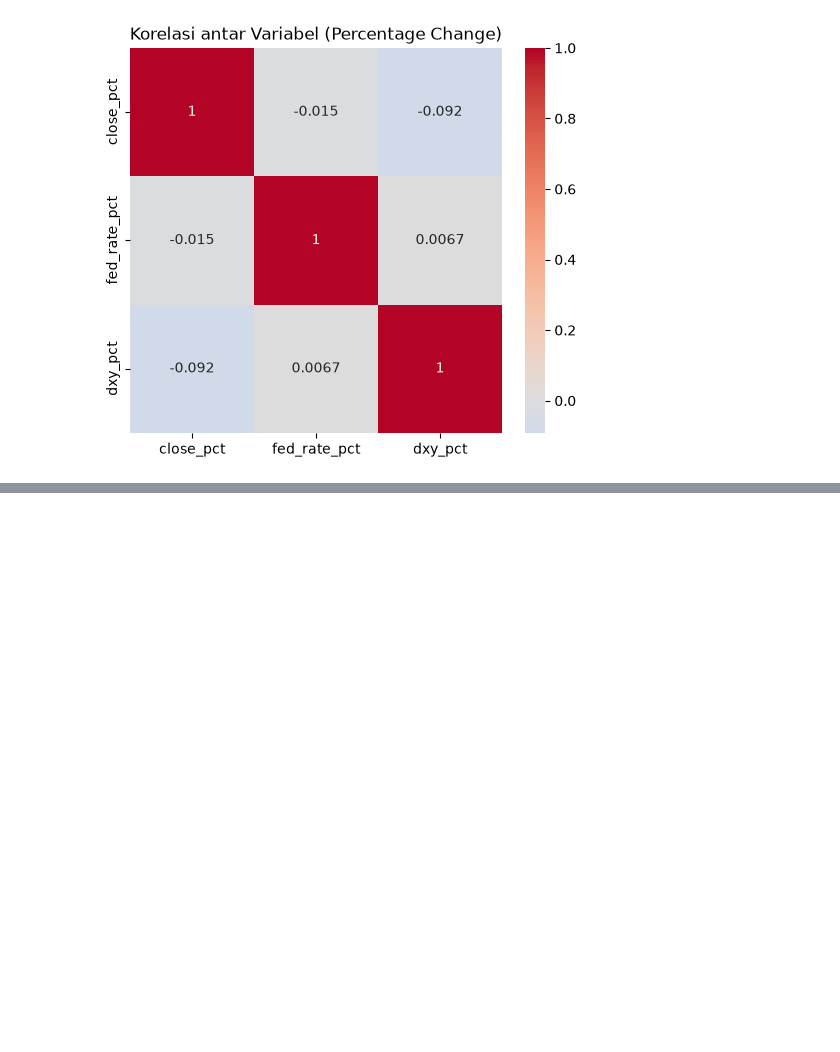
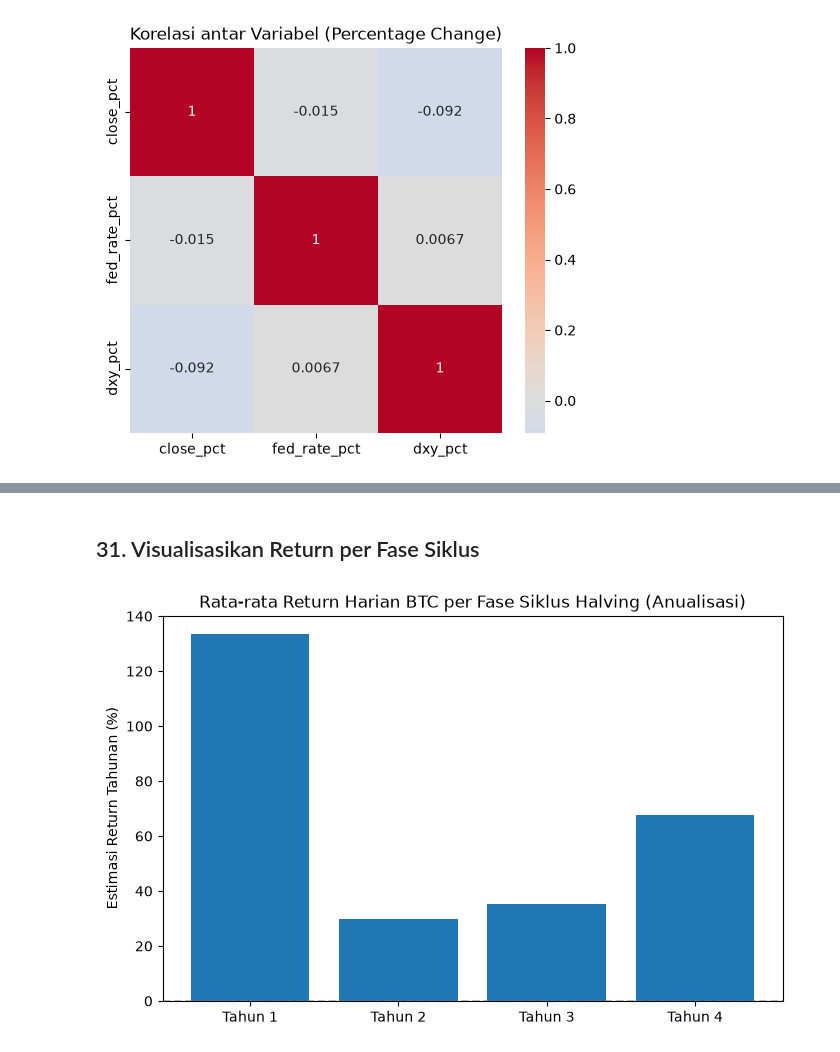
Before and after one commit to Raditxt/btc-market-analysis, a Jupyter notebook: notebooks/eda.ipynb, the cells around one changed output, grey strips where cells are left out. Drawn from its saved outputs; the diff is of its cells as text; code cells hidden in the pictures; blank space fills up the shorter version.

Commit message:
add per-cycle halving breakdown analysis and interpretation

```diff
--- a/notebooks/eda.ipynb
+++ b/notebooks/eda.ipynb
@@ -332,0 +389,14 @@ Setelah dihitung dari percentage change (lebih stasioner, mencerminkan pergeraka
+# %%
+df["halving_cycle"] = pd.cut(
+    df["days_since_halving"],
+    bins=[-1, 365, 730, 1095, 1460],
+    labels=["Tahun 1", "Tahun 2", "Tahun 3", "Tahun 4"]
+)
+
+df["close_pct_daily"] = df["Close"].pct_change()
+
+cycle_stats = df.groupby("halving_cycle", observed=True)["close_pct_daily"].agg(
+    ["mean", "std", "count"]
+)
+cycle_stats["annualized_return_pct"] = cycle_stats["mean"] * 365 * 100
+cycle_stats
@@ -332,0 +410,11 @@ Setelah dihitung dari percentage change (lebih stasioner, mencerminkan pergeraka
+# %% [markdown]
+## 31. Visualisasikan Return per Fase Siklus
+# %%
+plt.figure(figsize=(8, 5))
+plt.bar(cycle_stats.index, cycle_stats["annualized_return_pct"])
+plt.axhline(0, color="gray", linestyle="--", alpha=0.5)
+plt.ylabel("Estimasi Return Tahunan (%)")
+plt.title("Rata-rata Return Harian BTC per Fase Siklus Halving (Anualisasi)")
+plt.show()
+# %% [output]
+[figure, added]
```
Also changed, not shown: parts of 18 cells of this notebook.
